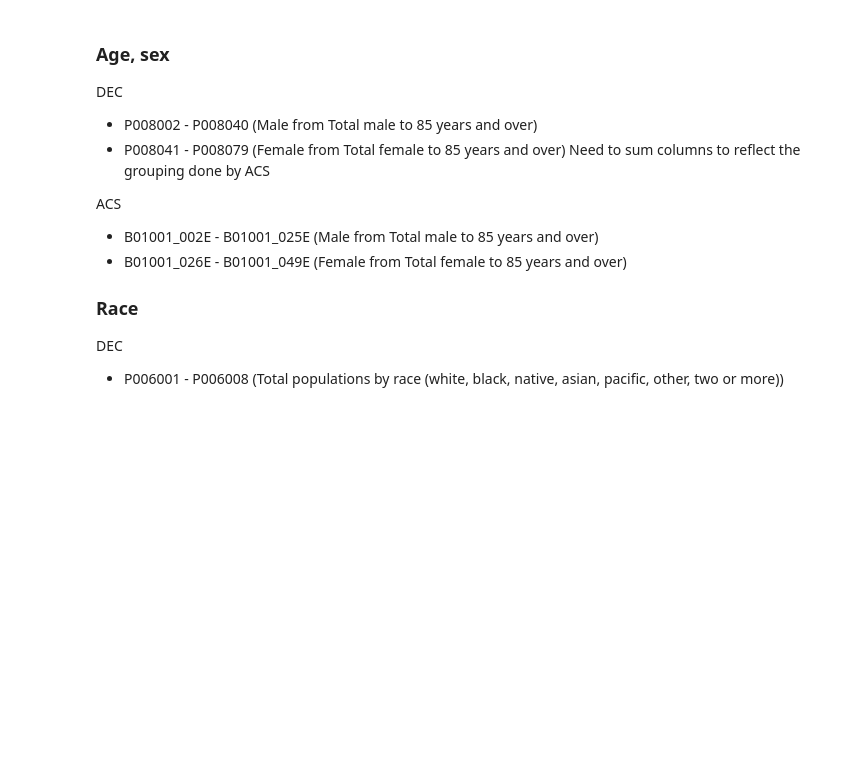
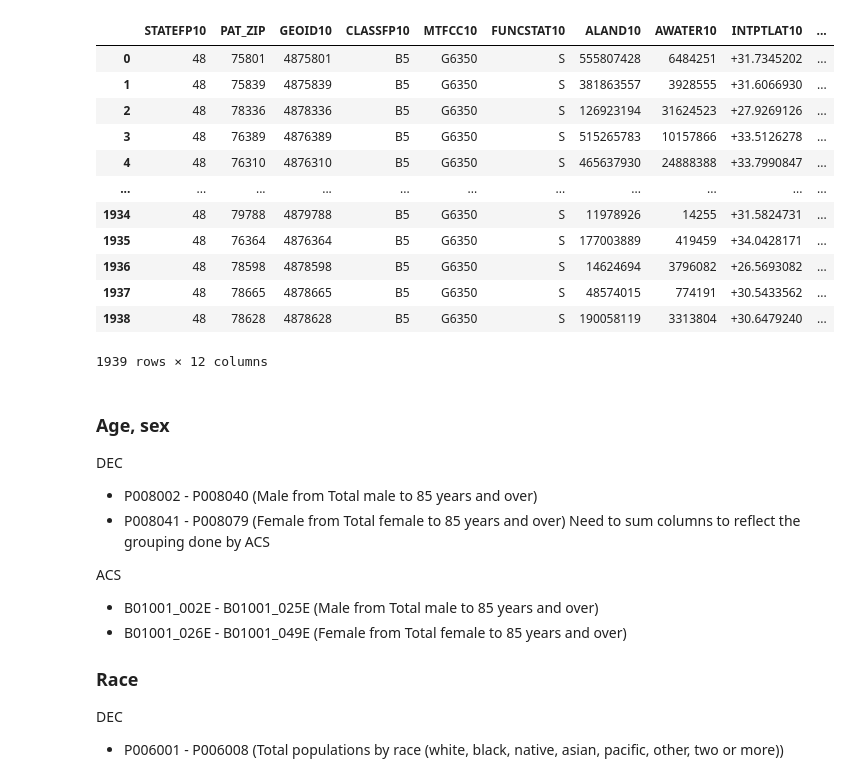
Before and after one commit to mi3nts/environmentalSocialHealth, a Jupyter notebook: census/censusCollection.ipynb, the cells around one changed output. Saved outputs shown, nothing was run; the diff lists cells and outputs as text; code cells hidden in the pictures; blank space fills up the shorter version.

```diff
--- a/census/censusCollection.ipynb
+++ b/census/censusCollection.ipynb
@@ -9,10 +9,26 @@ pd.set_option('display.max_columns', None)
 import geopandas as gpd
 # %%
 zip_2010 = "D:/GitHub/merraData/tx_texas_zip_codes_geo.min.json"
+zip_2010 = "../assets/tx_texas_zip_codes_geo.min.json"
 tx_zip = gpd.read_file(zip_2010)
 tx_zip = tx_zip.rename(columns={
     'ZCTA5CE10': 'PAT_ZIP'
 })
+tx_zip
+# %% [output]
+|  | STATEFP10 | PAT_ZIP | GEOID10 | CLASSFP10 | MTFCC10 | FUNCSTAT10 | ALAND10 | AWATER10 | INTPTLAT10 | ... |
+| 0 | 48 | 75801 | 4875801 | B5 | G6350 | S | 555807428 | 6484251 | +31.7345202 | ... |
+| 1 | 48 | 75839 | 4875839 | B5 | G6350 | S | 381863557 | 3928555 | +31.6066930 | ... |
+| 2 | 48 | 78336 | 4878336 | B5 | G6350 | S | 126923194 | 31624523 | +27.9269126 | ... |
+| 3 | 48 | 76389 | 4876389 | B5 | G6350 | S | 515265783 | 10157866 | +33.5126278 | ... |
+| 4 | 48 | 76310 | 4876310 | B5 | G6350 | S | 465637930 | 24888388 | +33.7990847 | ... |
+| ... | ... | ... | ... | ... | ... | ... | ... | ... | ... | ... |
+| 1934 | 48 | 79788 | 4879788 | B5 | G6350 | S | 11978926 | 14255 | +31.5824731 | ... |
+| 1935 | 48 | 76364 | 4876364 | B5 | G6350 | S | 177003889 | 419459 | +34.0428171 | ... |
+| 1936 | 48 | 78598 | 4878598 | B5 | G6350 | S | 14624694 | 3796082 | +26.5693082 | ... |
+| 1937 | 48 | 78665 | 4878665 | B5 | G6350 | S | 48574015 | 774191 | +30.5433562 | ... |
+| 1938 | 48 | 78628 | 4878628 | B5 | G6350 | S | 190058119 | 3313804 | +30.6479240 | ... |
+1939 rows × 12 columns
 # %% [markdown]
 ### Age, sex
 
```
Also changed, not shown: parts of 10 cells of this notebook, 7 other files.
